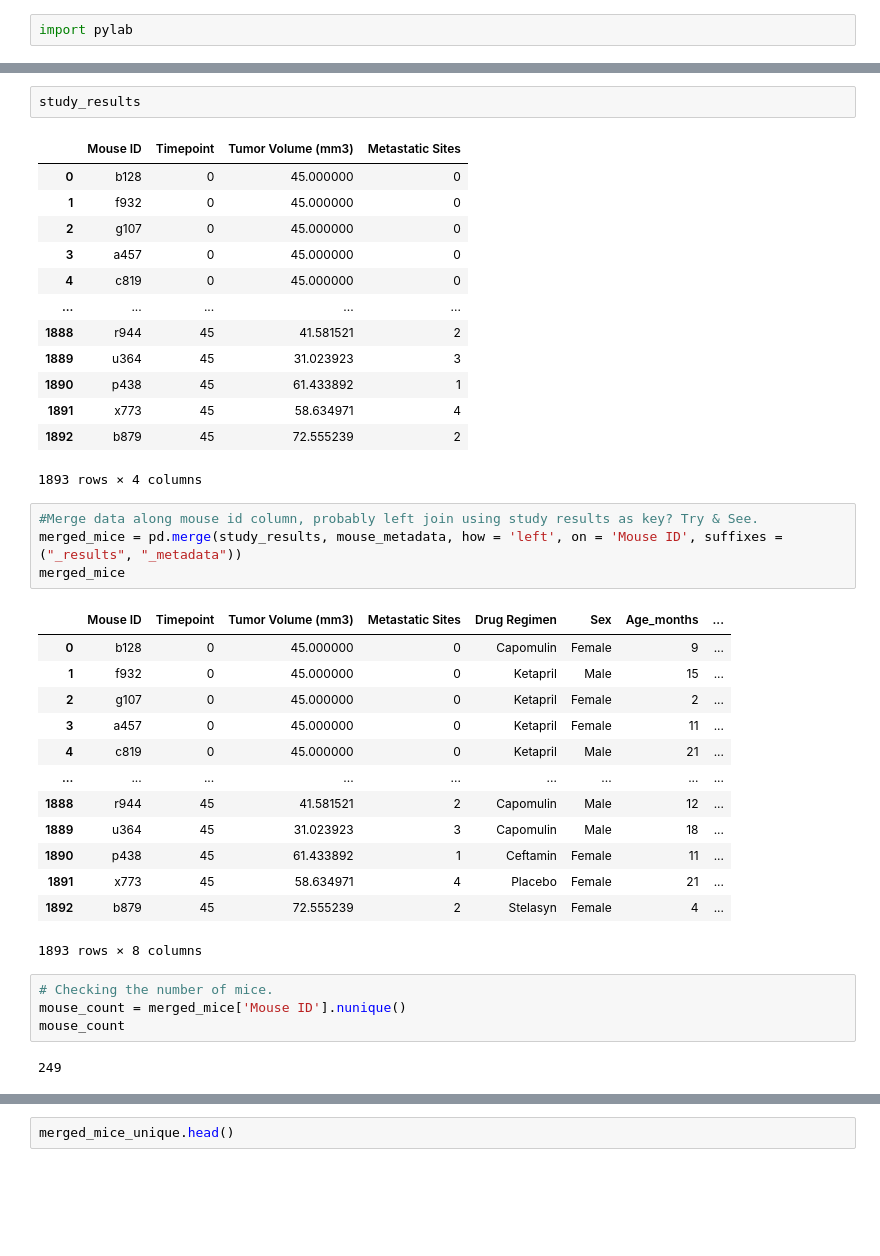
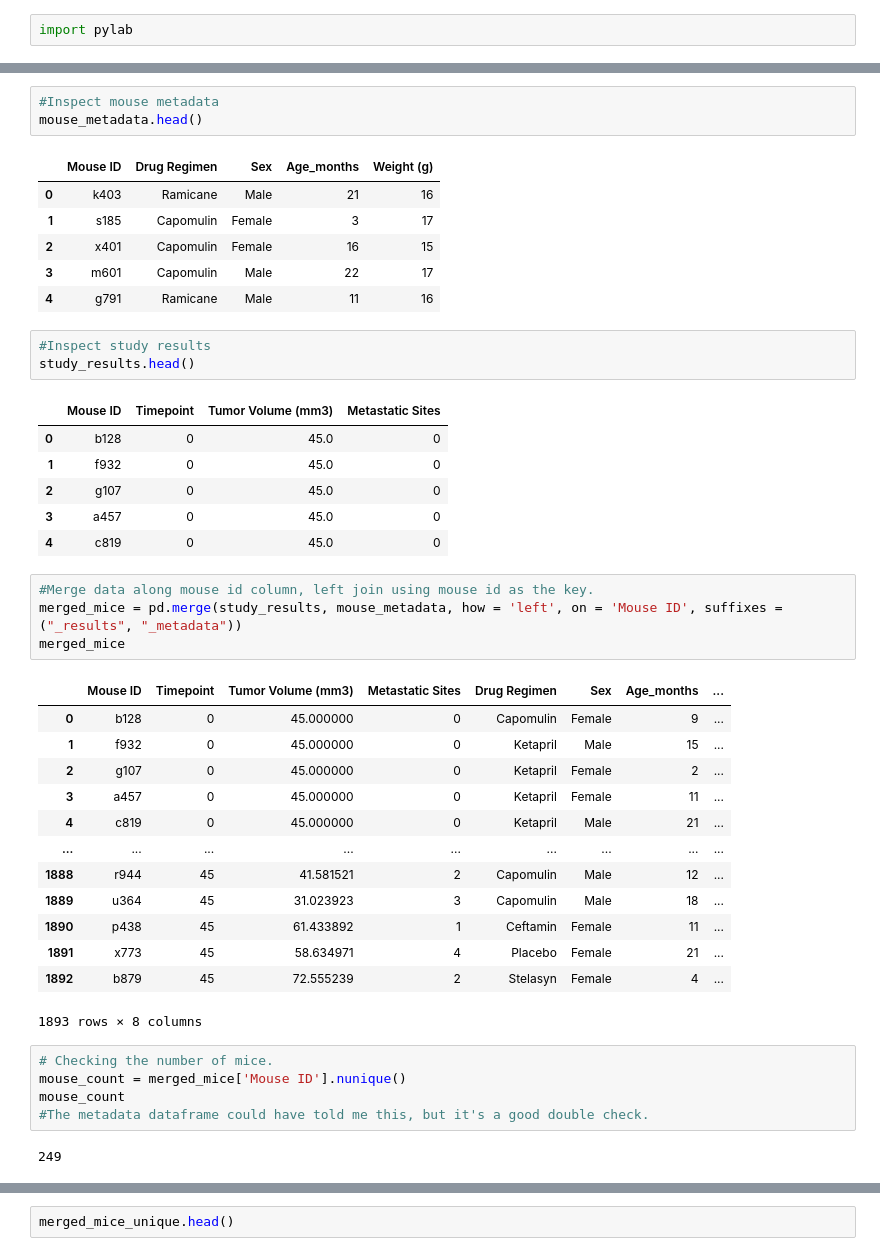
Before and after one commit to faithlierheimer/DABootCampLierheimer, a Jupyter notebook: matplotlib-challenge/Instructions/Pymaceuticals/pymaceuticals_lierheimer.ipynb, the cells around one changed output, grey strips where cells are left out. Drawn from its saved outputs; the diff is of its cells as text; blank space fills up the shorter version.

Commit message:
Almost final version, but could use one more run thru for cleaning

```diff
--- a/matplotlib-challenge/Instructions/Pymaceuticals/pymaceuticals_lierheimer.ipynb
+++ b/matplotlib-challenge/Instructions/Pymaceuticals/pymaceuticals_lierheimer.ipynb
@@ -41,21 +21,25 @@ mouse_metadata
-# %%
-study_results
-# %% [output]
-|  | Mouse ID | Timepoint | Tumor Volume (mm3) | Metastatic Sites |
-| 0 | b128 | 0 | 45.000000 | 0 |
-| 1 | f932 | 0 | 45.000000 | 0 |
-| 2 | g107 | 0 | 45.000000 | 0 |
-| 3 | a457 | 0 | 45.000000 | 0 |
-| 4 | c819 | 0 | 45.000000 | 0 |
-| ... | ... | ... | ... | ... |
-| 1888 | r944 | 45 | 41.581521 | 2 |
-| 1889 | u364 | 45 | 31.023923 | 3 |
-| 1890 | p438 | 45 | 61.433892 | 1 |
-| 1891 | x773 | 45 | 58.634971 | 4 |
-| 1892 | b879 | 45 | 72.555239 | 2 |
-1893 rows × 4 columns
+# %%
+#Inspect mouse metadata
+mouse_metadata.head()
+# %% [output]
+|  | Mouse ID | Drug Regimen | Sex | Age_months | Weight (g) |
+| 0 | k403 | Ramicane | Male | 21 | 16 |
+| 1 | s185 | Capomulin | Female | 3 | 17 |
+| 2 | x401 | Capomulin | Female | 16 | 15 |
+| 3 | m601 | Capomulin | Male | 22 | 17 |
+| 4 | g791 | Ramicane | Male | 11 | 16 |
+# %%
+#Inspect study results
+study_results.head()
+# %% [output]
+|  | Mouse ID | Timepoint | Tumor Volume (mm3) | Metastatic Sites |
+| 0 | b128 | 0 | 45.0 | 0 |
+| 1 | f932 | 0 | 45.0 | 0 |
+| 2 | g107 | 0 | 45.0 | 0 |
+| 3 | a457 | 0 | 45.0 | 0 |
+| 4 | c819 | 0 | 45.0 | 0 |
 # %%
-#Merge data along mouse id column, probably left join using study results as key? Try & See.
+#Merge data along mouse id column, left join using mouse id as the key.
 merged_mice = pd.merge(study_results, mouse_metadata, how = 'left', on = 'Mouse ID', suffixes = ("_results", "_metadata"))
 merged_mice
 # %% [output]
@@ -76,6 +60,7 @@ merged_mice
 # Checking the number of mice.
 mouse_count = merged_mice['Mouse ID'].nunique()
 mouse_count
+#The metadata dataframe could have told me this, but it's a good double check.
 # %% [output]
 249
 # %%
```
Also changed, not shown: parts of 24 cells of this notebook.
